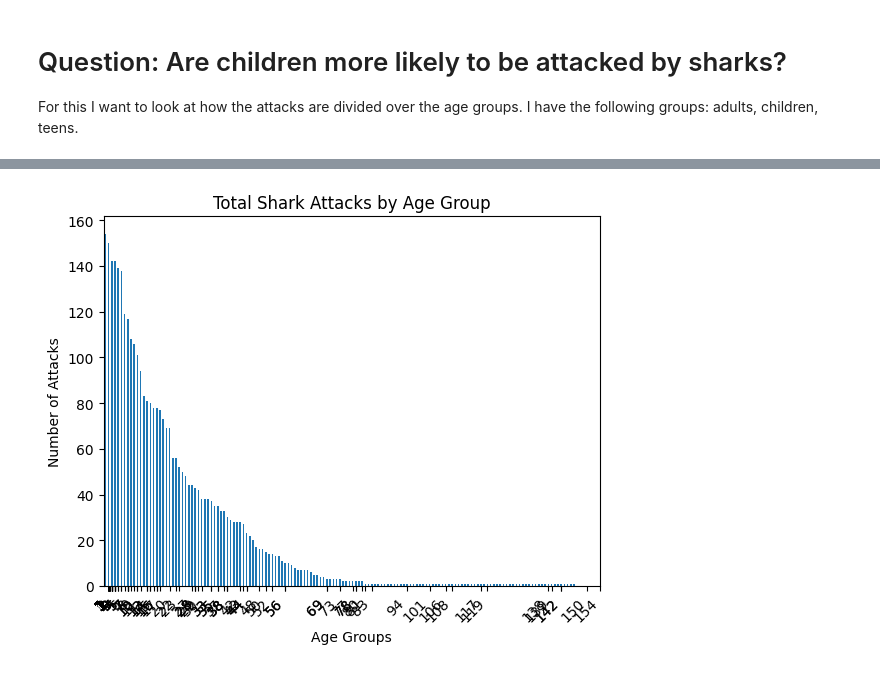
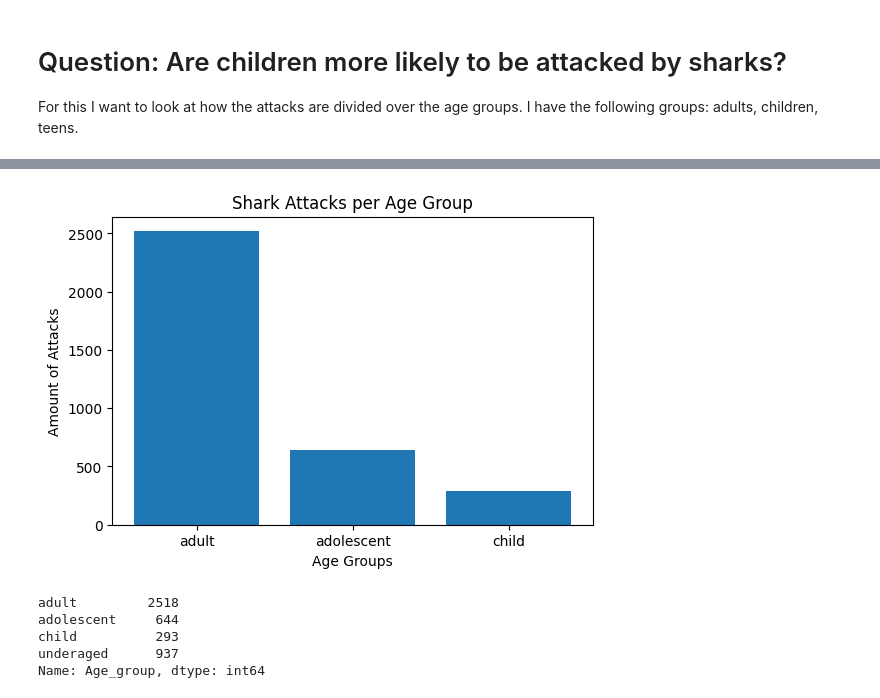
Before and after one commit to MevrouwHelderder/Assignments, a Jupyter notebook: Assignment_Shark_Attack.ipynb, the cells around one changed output, grey strips where cells are left out. Saved outputs shown, nothing was run; the diff lists cells and outputs as text; code cells hidden in the pictures.

```diff
--- a/Assignment_Shark_Attack.ipynb
+++ b/Assignment_Shark_Attack.ipynb
@@ -729,4 +727,4 @@ For this I want to look at how the attacks are divided over the age groups.
 I have the following groups: adults, children, teens.
 # %%
 # Counting the amount of attacks per age group:
-age_group = shark_attacks["Age"].value_counts()
+age_group = shark_attacks["Age_group"].value_counts()
@@ -748,24 +731,16 @@ Name: Age, Length: 147, dtype: int64
 # %%
-# Defining the data to plot
-# Y-axis
 
+fig, ax = plt.subplots(figsize=(6.2, 4))
 
-# X-axis
+# Create a bar chart
+ax.bar(age_group.index, age_group.values)
 
+# Add labels and title
+ax.set_xlabel("Age Groups")
+ax.set_ylabel("Amount of Attacks")
+ax.set_title("Shark Attacks per Age Group")
 
-# Define the figure and axis objects
-fig, ax = plt.subplots()
-
-age_group.plot.bar()
-# ax.bar(age_group, ax=ax)
-
-ax.set_xlabel("Age Groups")
-ax.set_ylabel("Number of Attacks")
-ax.set_title("Total Shark Attacks by Age Group")
-ax.set_xticks(age_group)
-ax.set_xticklabels(age_group, rotation=45, ha="right")
-
-# show the chart
+# Show the plot
 plt.show()
 # %% [output]
-[figure, old version]
+[figure, new version]
@@ -771,0 +758,8 @@ plt.show()
+# %%
+age_group_3
+# %% [output]
+adult         2518
+adolescent     644
+child          293
+underaged      937
+Name: Age_group, dtype: int64
```
Also changed, not shown: parts of 6 cells of this notebook.
